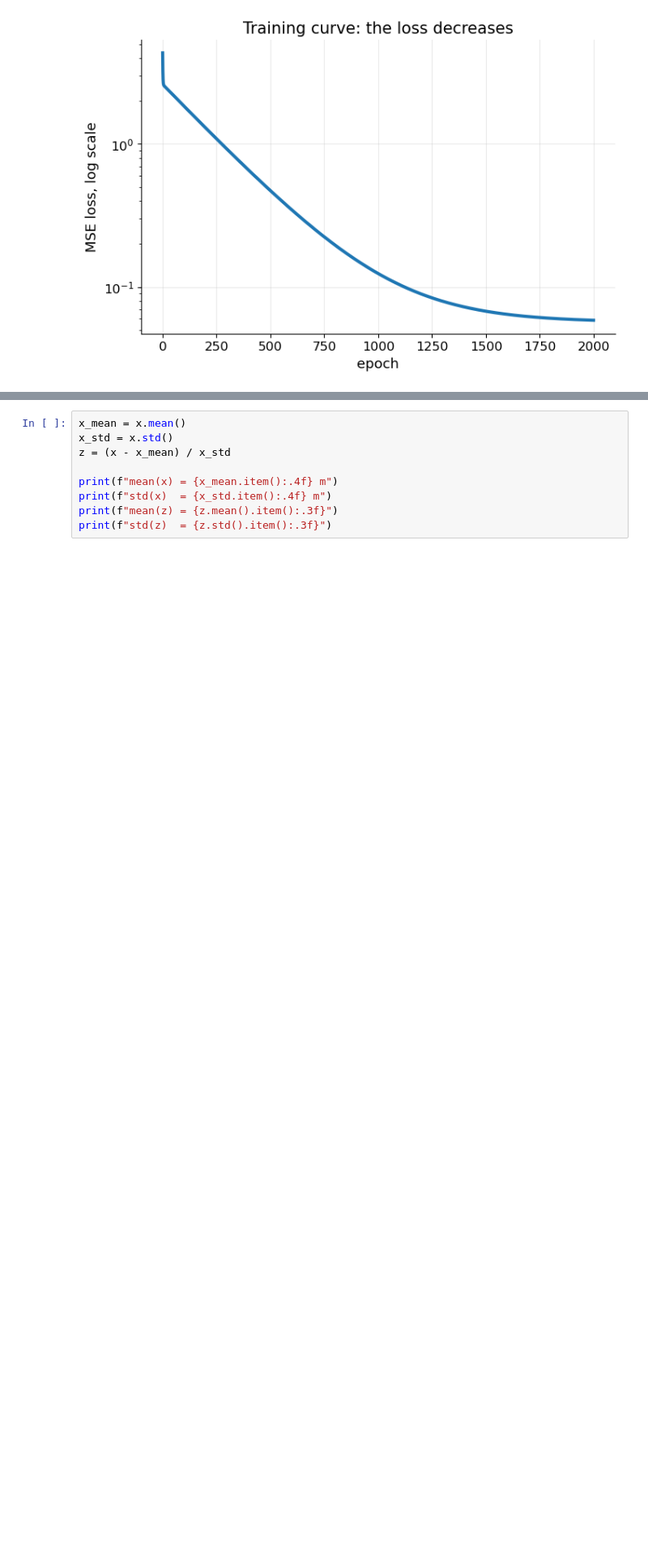
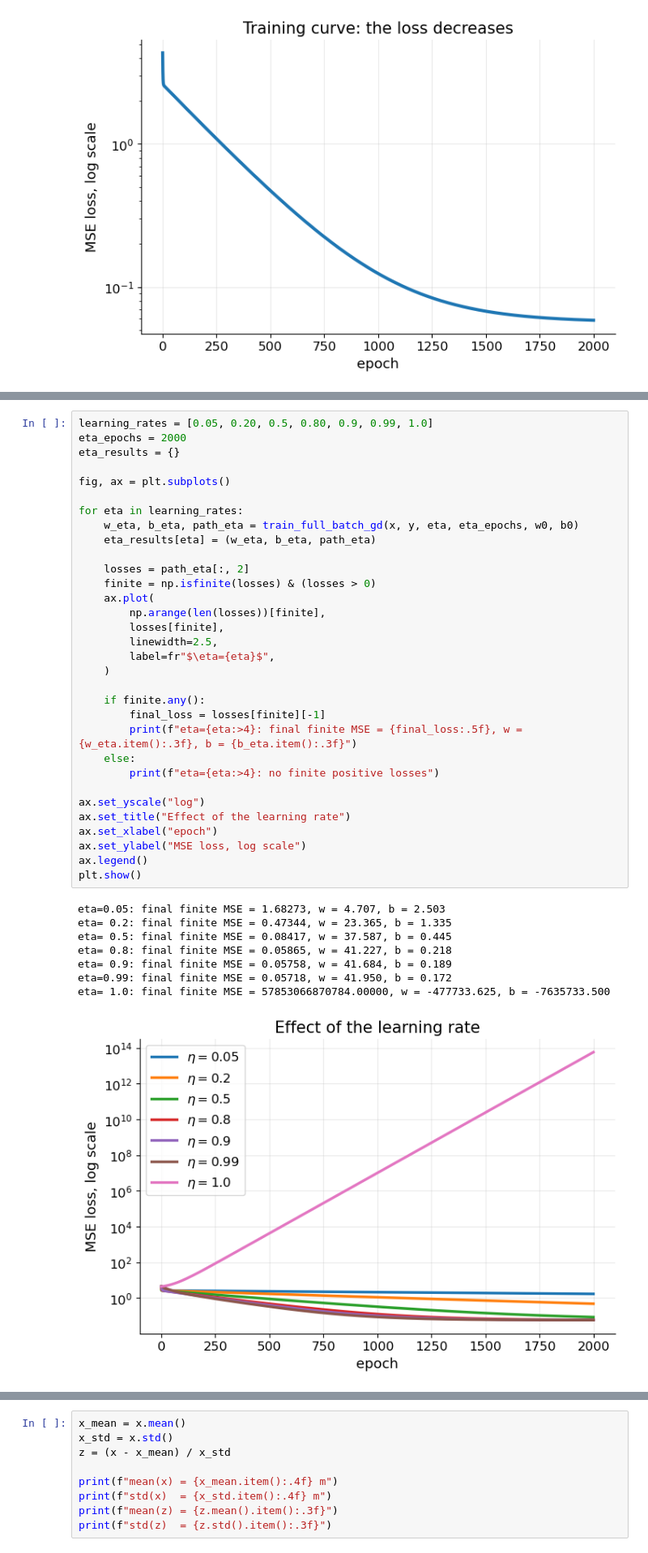
Before and after one commit to niksterg/MLpytorch, a Jupyter notebook: 01_linear_regression_pytorch.ipynb, the cells around one changed output, grey strips where cells are left out. Shown at 81% size. Saved outputs shown, nothing was run; the diff lists cells and outputs as text; blank space fills up the shorter version.

```diff
--- a/01_linear_regression_pytorch.ipynb
+++ b/01_linear_regression_pytorch.ipynb
@@ -621,0 +597,41 @@ plt.show()
+# %%
+learning_rates = [0.05, 0.20, 0.5, 0.80, 0.9, 0.99, 1.0]
+eta_epochs = 2000
+eta_results = {}
+
+fig, ax = plt.subplots()
+
+for eta in learning_rates:
+    w_eta, b_eta, path_eta = train_full_batch_gd(x, y, eta, eta_epochs, w0, b0)
+    eta_results[eta] = (w_eta, b_eta, path_eta)
+
+    losses = path_eta[:, 2]
+    finite = np.isfinite(losses) & (losses > 0)
+    ax.plot(
+        np.arange(len(losses))[finite],
+        losses[finite],
+        linewidth=2.5,
+        label=fr"$\eta={eta}$",
+    )
+
+    if finite.any():
+        final_loss = losses[finite][-1]
+        print(f"eta={eta:>4}: final finite MSE = {final_loss:.5f}, w = {w_eta.item():.3f}, b = {b_eta.item():.3f}")
+    else:
+        print(f"eta={eta:>4}: no finite positive losses")
+
+ax.set_yscale("log")
+ax.set_title("Effect of the learning rate")
+ax.set_xlabel("epoch")
+ax.set_ylabel("MSE loss, log scale")
+ax.legend()
+plt.show()
+# %% [output]
+eta=0.05: final finite MSE = 1.68273, w = 4.707, b = 2.503
+eta= 0.2: final finite MSE = 0.47344, w = 23.365, b = 1.335
+eta= 0.5: final finite MSE = 0.08417, w = 37.587, b = 0.445
+eta= 0.8: final finite MSE = 0.05865, w = 41.227, b = 0.218
+eta= 0.9: final finite MSE = 0.05758, w = 41.684, b = 0.189
+eta=0.99: final finite MSE = 0.05718, w = 41.950, b = 0.172
+eta= 1.0: final finite MSE = 57853066870784.00000, w = -477733.625, b = -7635733.500
+[figure, added]
```
Also changed, not shown: parts of 15 cells of this notebook, 1 other file.
